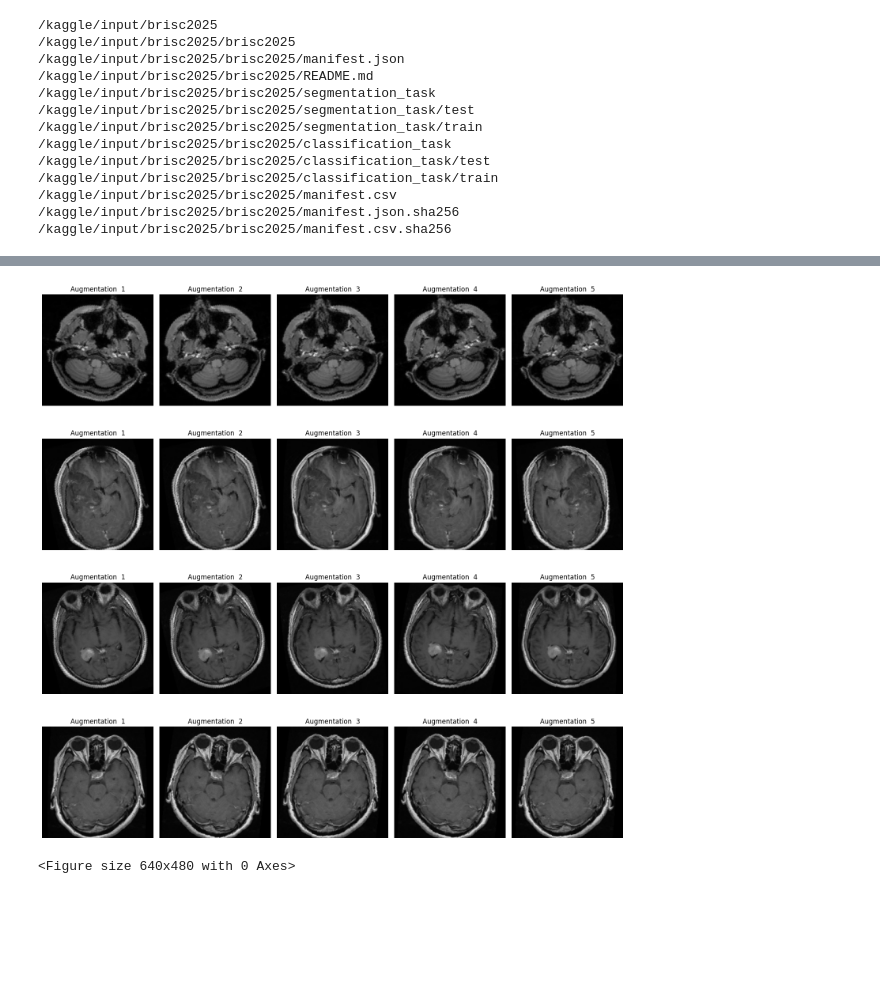
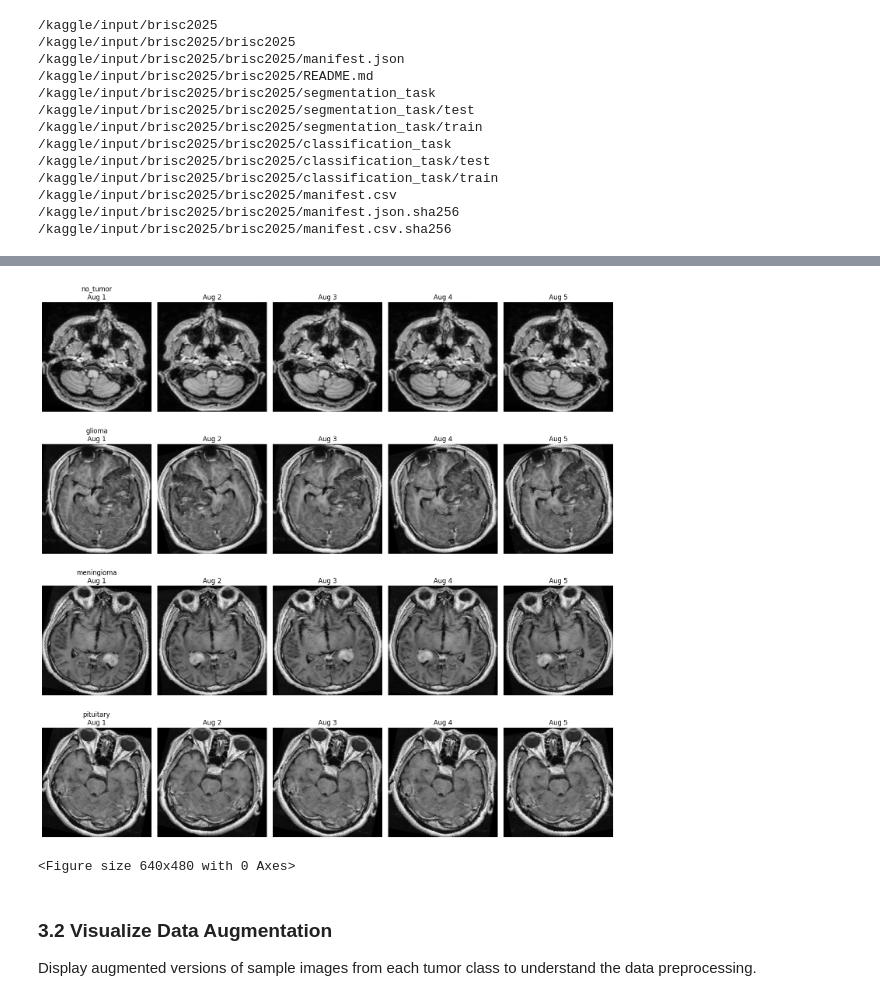
Before and after one commit to kushal-source/Brain-Tumor-Classification, a Jupyter notebook: RestNet-18binary_classification_model.ipynb, the cells around one changed output, grey strips where cells are left out. Drawn from its saved outputs; the diff is of its cells as text; code cells hidden in the pictures; blank space fills up the shorter version.

Commit message:
CV2 cropping and CLAHE image preprocessing

```diff
--- a/RestNet-18binary_classification_model.ipynb
+++ b/RestNet-18binary_classification_model.ipynb
@@ -110,46 +186,65 @@ test_loader = DataLoader(test_dataset, batch_size=32, shuffle=False)
 # %%
   # Update this path to point to an actual image in your dataset
-image_paths = ["/kaggle/input/brisc2025/brisc2025/classification_task/train/no_tumor/brisc2025_train_02477_no_ax_t1.jpg",
-             "/kaggle/input/brisc2025/brisc2025/classification_task/train/glioma/brisc2025_train_00001_gl_ax_t1.jpg",
-             "/kaggle/input/brisc2025/brisc2025/classification_task/train/meningioma/brisc2025_train_01148_me_ax_t1.jpg",
-             "/kaggle/input/brisc2025/brisc2025/classification_task/train/pituitary/brisc2025_train_03544_pi_ax_t1.jpg",
+image_paths = [
+
+             path+"/brisc2025/classification_task/train/no_tumor/brisc2025_train_02477_no_ax_t1.jpg",
+
+             path+"/brisc2025/classification_task/train/glioma/brisc2025_train_00001_gl_ax_t1.jpg",
+
+             path+"/brisc2025/classification_task/train/meningioma/brisc2025_train_01148_me_ax_t1.jpg",
+
+             path+"/brisc2025/classification_task/train/pituitary/brisc2025_train_03544_pi_ax_t1.jpg",
 ]
+vis_transform = transforms.Compose([
+    transforms.Resize((224, 224)),# Add any augmentations you want to test here (e.g., RandomHorizontalFlip)
+    transforms.RandomHorizontalFlip(p=0.5),
+    transforms.RandomRotation(15),
+    transforms.ToTensor() # Converts to tensor with values perfectly between 0.0 and 1.0
+])
+
 type_index = 0
 fig, axes = plt.subplots(4, 5, figsize=(15, 15))
 
 for image_path in image_paths:
     try:
         # Convert to RGB just in case your MRI is saved as a grayscale format
-        original_image = Image.open(image_path).convert('RGB')
-    except FileNotFoundError:
-        print(f"Error: Could not find an image at {image_path}. Please check the path.")
-        exit()
+        cropped_and_enhanced_pil = opencv_crop_and_clahe_loader(image_path)
+    except Exception as e:
+        print(f"Error: loading image:{image_path} :{e}")
+        continue
 
     # 4. Generate and plot 5 augmented versions
     for i in range(5):
         # Apply the transform to the original PIL image
 
-        augmented_tensor = transform(original_image)
+        augmented_tensor = vis_transform(cropped_and_enhanced_pil)
 
         # Rearrange dimensions from [C, H, W] to [H, W, C] for Matplotlib
         # We also convert it to a NumPy array for plotting
         image_to_plot = augmented_tensor.permute(1, 2, 0).numpy()
 
         # Display the image
         axes[type_index][i].imshow(image_to_plot)
         axes[type_index][i].axis('off') # Hides the axis grids and numbers
         axes[type_index][i].set_title(f"Augmentation  {i+1}")
+
+        if i == 0:
+            tumor_type = image_path.split('/')[-2] # Extracts 'glioma', 'no_tumor', etc.
+            axes[type_index][i].set_title(f"{tumor_type}\nAug 1")
+        else:
+            axes[type_index][i].set_title(f"Aug {i+1}")
     type_index += 1
 # Show the final plot
 plt.tight_layout()
 plt.show()
-
-# Show the final plot
-plt.tight_layout()
+plt.subplots_adjust(hspace=0.3) # Adds a little vertical breathing room
 plt.show()
 # %% [output]
-[figure, old version]
+[figure, new version]
 <Figure size 640x480 with 0 Axes>
+# %% [markdown]
+### 3.2 Visualize Data Augmentation
+Display augmented versions of sample images from each tumor class to understand the data preprocessing.
 # %%
 # Move computations to the GPU
 device = torch.device("cuda" if torch.cuda.is_available() else "cpu")
```
Also changed, not shown: parts of 25 cells of this notebook.
